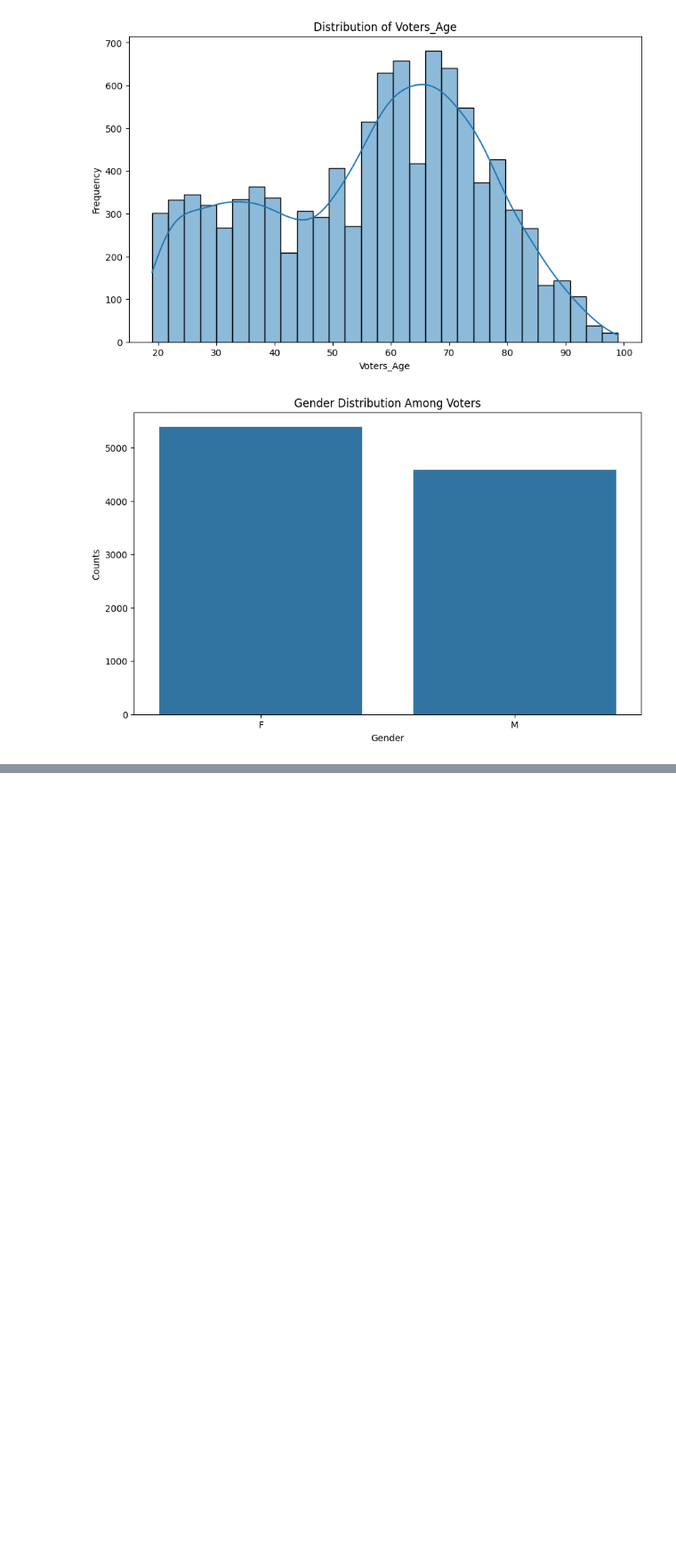
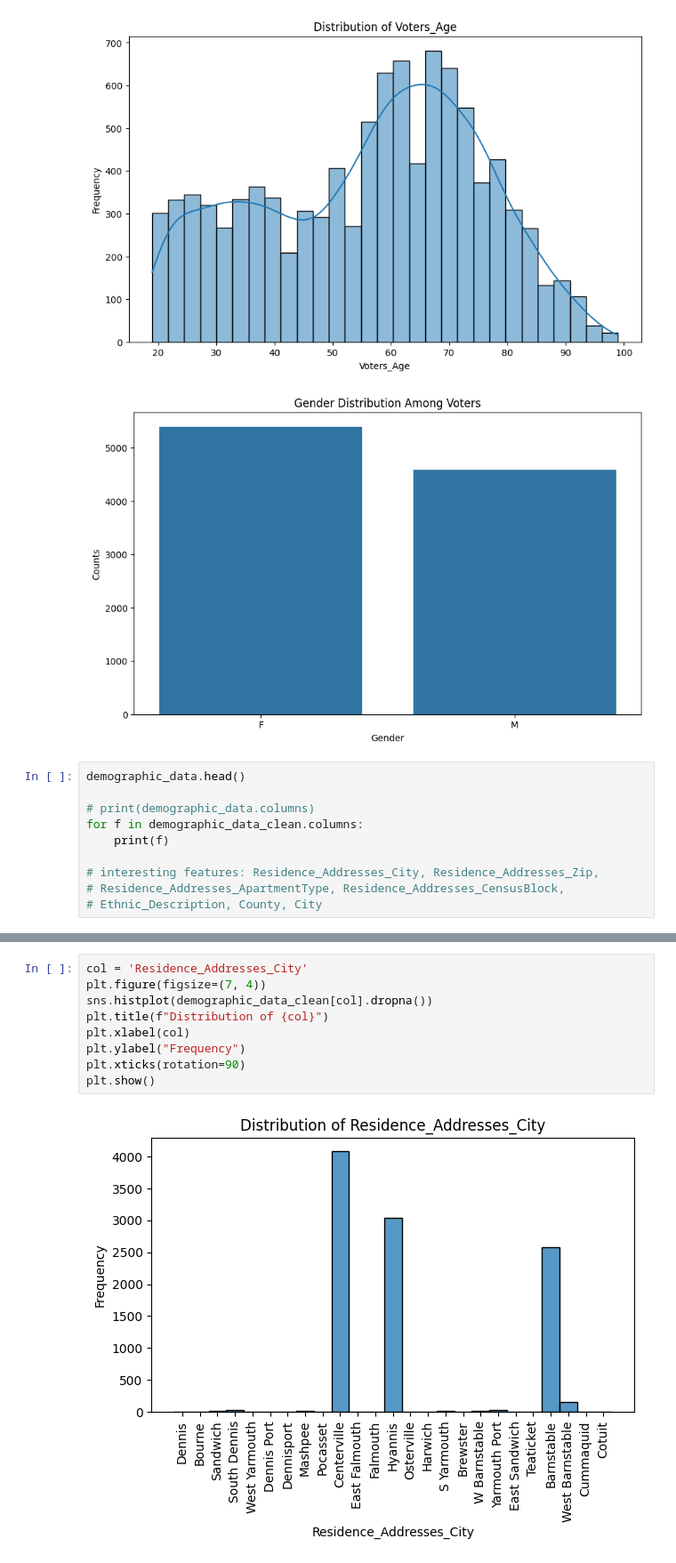
Before and after one commit to BU-Spark/ds-boston-permitting, a Jupyter notebook: fa23-team-c/Code/voting.ipynb, the cells around one changed output, grey strips where cells are left out. Shown at 89% size. Saved outputs shown, nothing was run; the diff lists cells and outputs as text; blank space fills up the shorter version.

Commit message:
added more graphs

```diff
--- a/fa23-team-c/Code/voting.ipynb
+++ b/fa23-team-c/Code/voting.ipynb
@@ -121,3 +116,13 @@ max                                     NaN
 [11 rows x 984 columns]
 [figure]
 [figure]
+# %%
+demographic_data.head()
+
+# print(demographic_data.columns)
+for f in demographic_data_clean.columns:
+    print(f)
+
+# interesting features: Residence_Addresses_City, Residence_Addresses_Zip,
+# Residence_Addresses_ApartmentType, Residence_Addresses_CensusBlock,
+# Ethnic_Description, County, City
@@ -123,0 +147,11 @@ max                                     NaN
+# %%
+col = 'Residence_Addresses_City'
+plt.figure(figsize=(7, 4))
+sns.histplot(demographic_data_clean[col].dropna())
+plt.title(f"Distribution of {col}")
+plt.xlabel(col)
+plt.ylabel("Frequency")
+plt.xticks(rotation=90)
+plt.show()
+# %% [output]
+[figure, added]
```
Also changed, not shown: parts of 5 cells of this notebook.
